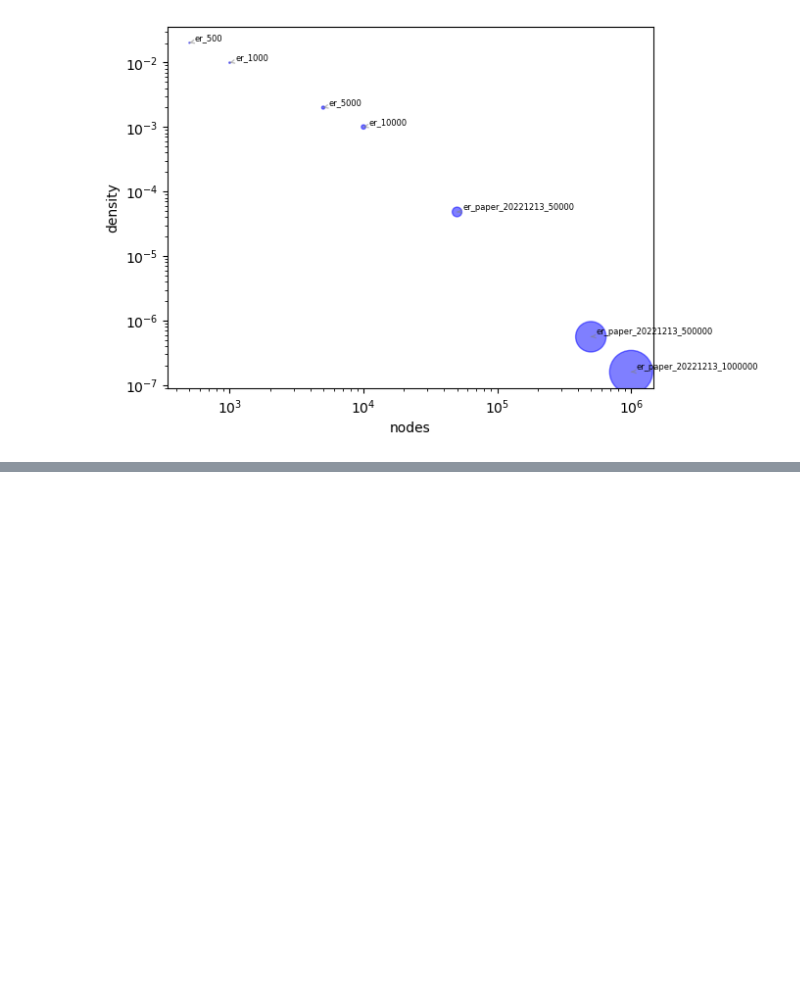
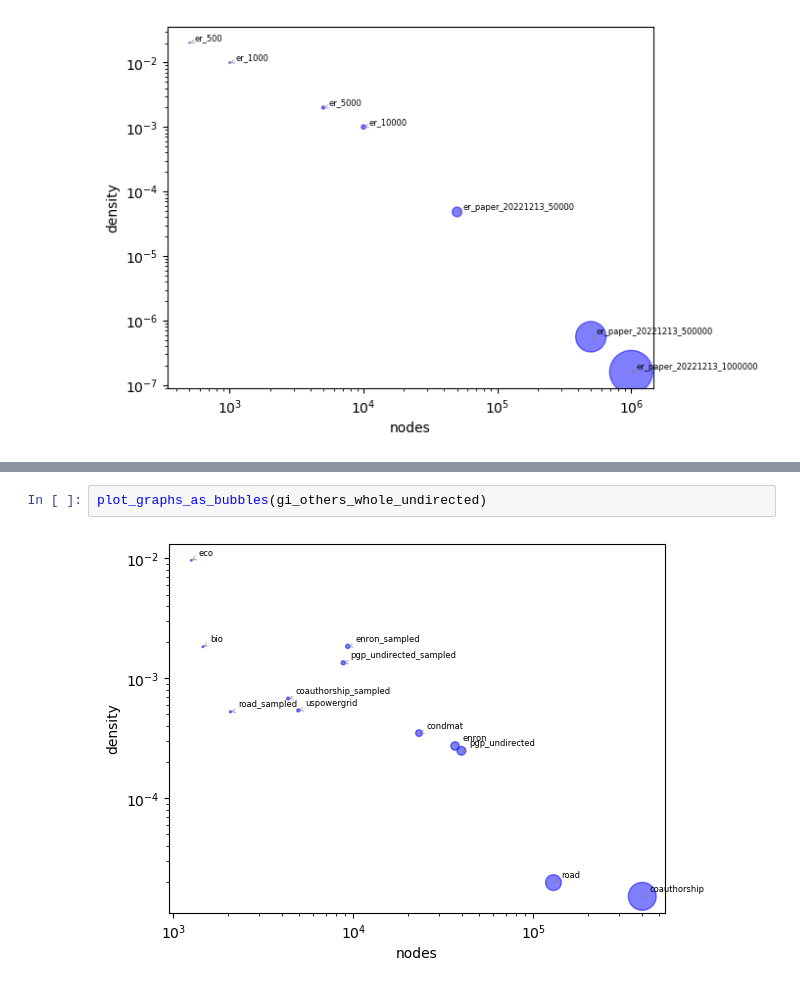
Before and after one commit to tddschn/easygraph-bench, a Jupyter notebook: explorations/graph_info_viz.ipynb, the cells around one changed output, grey strips where cells are left out. Saved outputs shown, nothing was run; the diff lists cells and outputs as text; blank space fills up the shorter version.

```diff
--- a/explorations/graph_info_viz.ipynb
+++ b/explorations/graph_info_viz.ipynb
@@ -230,0 +267,4 @@ plot_graphs_as_bubbles(gi_others_whole)
+# %%
+plot_graphs_as_bubbles(gi_others_whole_undirected)
+# %% [output]
+[figure, added]
```
Also changed, not shown: parts of 8 cells of this notebook, 1 other file.
